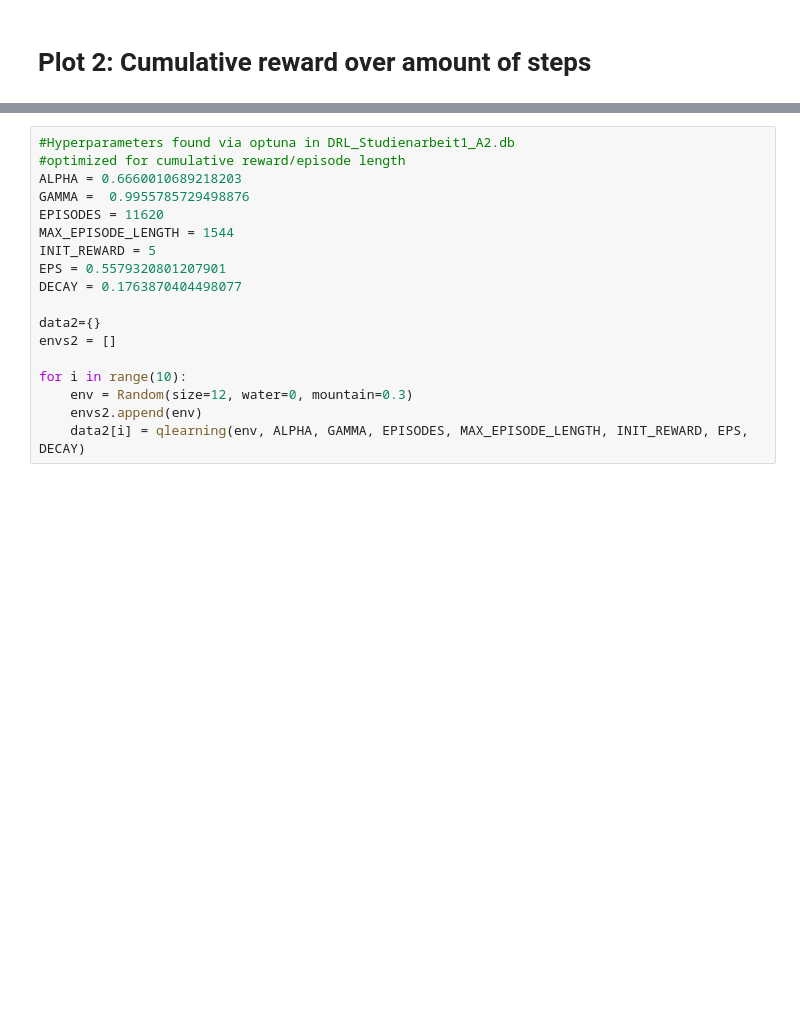
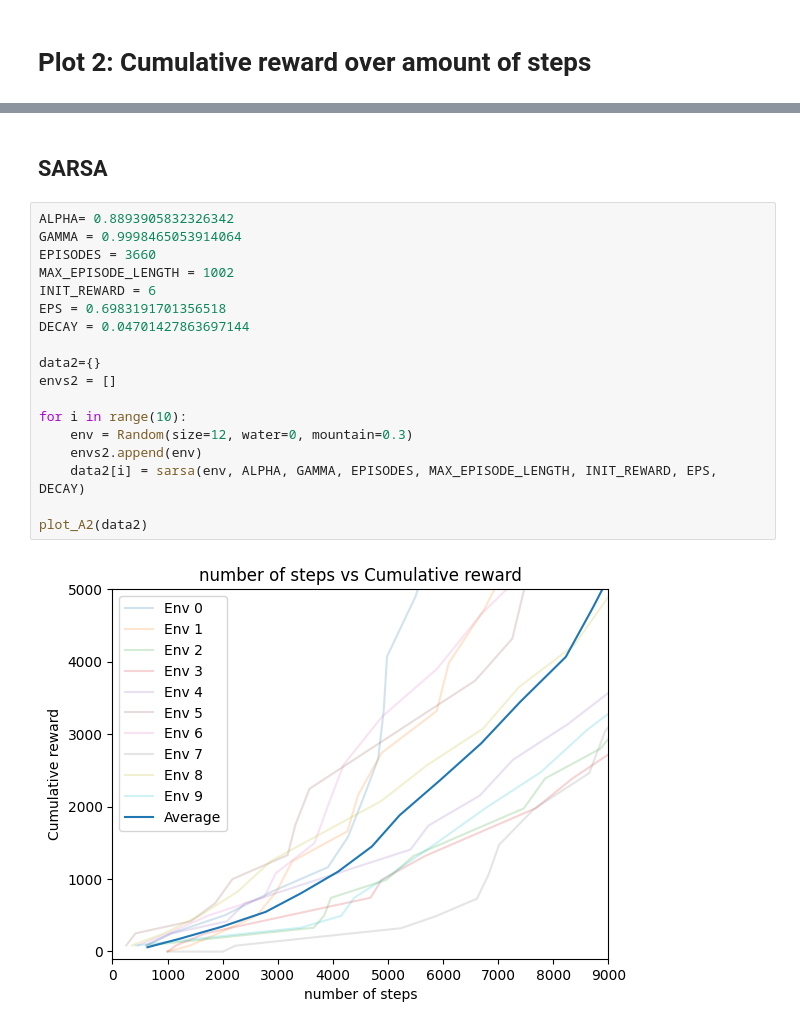
Before and after one commit to Schmiddi3110/MasterStudium, a Jupyter notebook: DRL/Studienarbeiten/Studienarbeit1/test.ipynb, the cells around one changed output, grey strips where cells are left out. Drawn from its saved outputs; the diff is of its cells as text; blank space fills up the shorter version.

```diff
--- a/DRL/Studienarbeiten/Studienarbeit1/test.ipynb
+++ b/DRL/Studienarbeiten/Studienarbeit1/test.ipynb
@@ -105,18 +293,22 @@ plt.show()
+# %% [markdown]
+ ## SARSA
 # %%
-#Hyperparameters found via optuna in DRL_Studienarbeit1_A2.db
-#optimized for cumulative reward/episode length
-ALPHA = 0.6660010689218203
-GAMMA =  0.9955785729498876
-EPISODES = 11620
-MAX_EPISODE_LENGTH = 1544
-INIT_REWARD = 5
-EPS = 0.5579320801207901
-DECAY = 0.1763870404498077
+ALPHA= 0.8893905832326342
+GAMMA = 0.9998465053914064
+EPISODES = 3660
+MAX_EPISODE_LENGTH = 1002
+INIT_REWARD = 6
+EPS = 0.6983191701356518
+DECAY = 0.04701427863697144
 
 data2={}
 envs2 = []
 
 for i in range(10):
     env = Random(size=12, water=0, mountain=0.3)
     envs2.append(env)
-    data2[i] = qlearning(env, ALPHA, GAMMA, EPISODES, MAX_EPISODE_LENGTH, INIT_REWARD, EPS, DECAY)
+    data2[i] = sarsa(env, ALPHA, GAMMA, EPISODES, MAX_EPISODE_LENGTH, INIT_REWARD, EPS, DECAY)
+
+plot_A2(data2)
+# %% [output]
+[figure, added]
```
Also changed, not shown: parts of 13 cells of this notebook, 3 other files.
